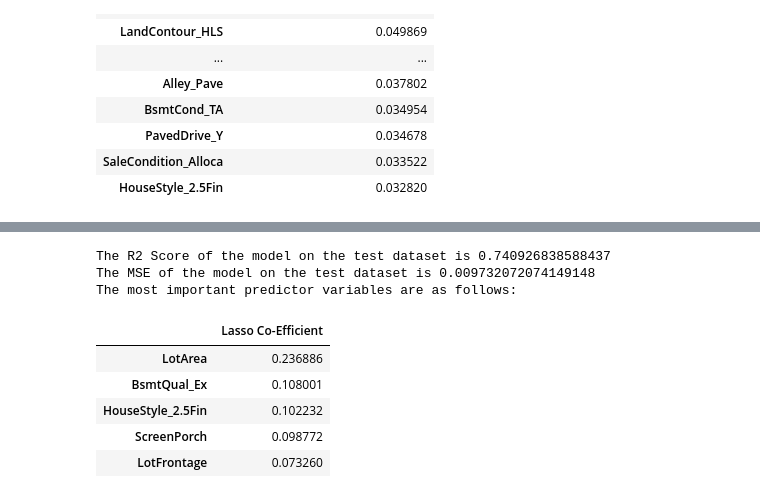
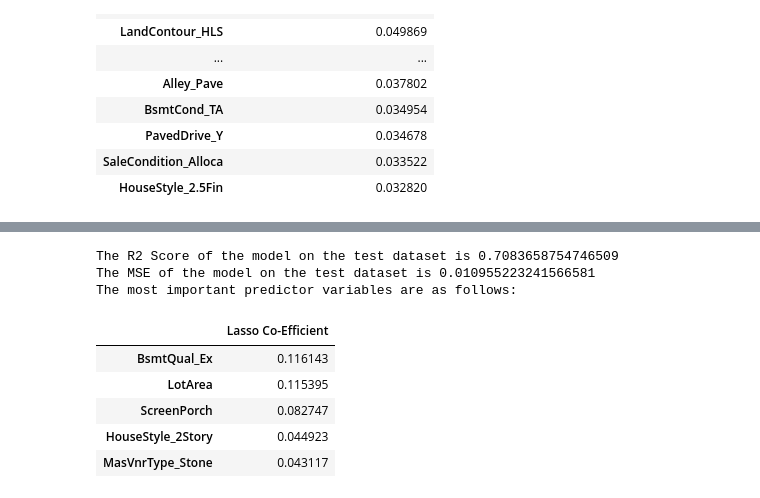
Before and after one commit to AmitBytesSage/HousingPricePrediction, a Jupyter notebook: HOUSE PRICE PREDICTION ASSIGNMENT.ipynb, the cells around one changed output, grey strips where cells are left out. Saved outputs shown, nothing was run; the diff lists cells and outputs as text; code cells hidden in the pictures.

```diff
--- a/HOUSE PRICE PREDICTION ASSIGNMENT.ipynb
+++ b/HOUSE PRICE PREDICTION ASSIGNMENT.ipynb
@@ -732,28 +732,28 @@ The most important predictor variables are as follows:
 # %%
 #Removing the 5 most important predictor variables from the incoming dataset
 X_test_rfe3 = X_test_rfe2.drop(['TotRmsAbvGrd','GarageArea','CentralAir_Y','BsmtFullBath','KitchenQual_Ex'],axis=1)
 X_train_rfe3 = X_train_rfe2.drop(['TotRmsAbvGrd','GarageArea','CentralAir_Y','BsmtFullBath','KitchenQual_Ex'],axis=1)
 
 # Building Lasso Model with the new dataset
-lasso3 = Lasso(alpha=0.0005,random_state=100)
+lasso3 = Lasso(alpha=0.001,random_state=100)
 lasso3.fit(X_train_rfe3,y_train)
 lasso3_coef = lasso3.coef_
 y_test_pred = lasso3.predict(X_test_rfe3)
 print('The R2 Score of the model on the test dataset is',r2_score(y_test, y_test_pred))
 print('The MSE of the model on the test dataset is', mean_squared_error(y_test, y_test_pred))
 lasso3_coeff = pd.DataFrame(np.atleast_2d(lasso3_coef),columns=X_train_rfe3.columns)
 lasso3_coeff = lasso3_coeff.T
 lasso3_coeff.rename(columns={0: 'Lasso Co-Efficient'},inplace=True)
 lasso3_coeff.sort_values(by=['Lasso Co-Efficient'], ascending=False,inplace=True)
 print('The most important predictor variables are as follows:')
 lasso3_coeff.head(5)
 # %% [output]
-The R2 Score of the model on the test dataset is 0.740926838588437
-The MSE of the model on the test dataset is 0.009732072074149148
+The R2 Score of the model on the test dataset is 0.7083658754746509
+The MSE of the model on the test dataset is 0.010955223241566581
 The most important predictor variables are as follows:
 |  | Lasso Co-Efficient |
-| LotArea | 0.236886 |
-| BsmtQual_Ex | 0.108001 |
-| HouseStyle_2.5Fin | 0.102232 |
-| ScreenPorch | 0.098772 |
-| LotFrontage | 0.073260 |
+| BsmtQual_Ex | 0.116143 |
+| LotArea | 0.115395 |
+| ScreenPorch | 0.082747 |
+| HouseStyle_2Story | 0.044923 |
+| MasVnrType_Stone | 0.043117 |
```
Also changed, not shown: parts of 3 cells of this notebook.
